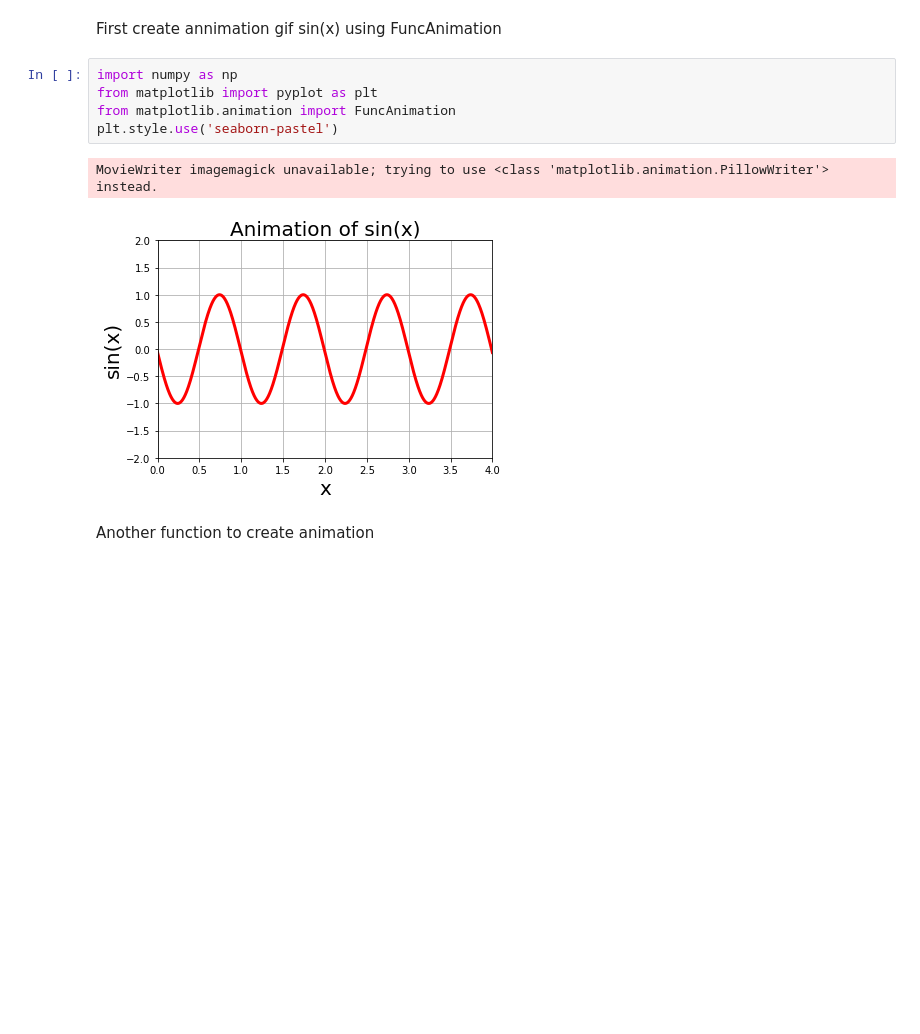
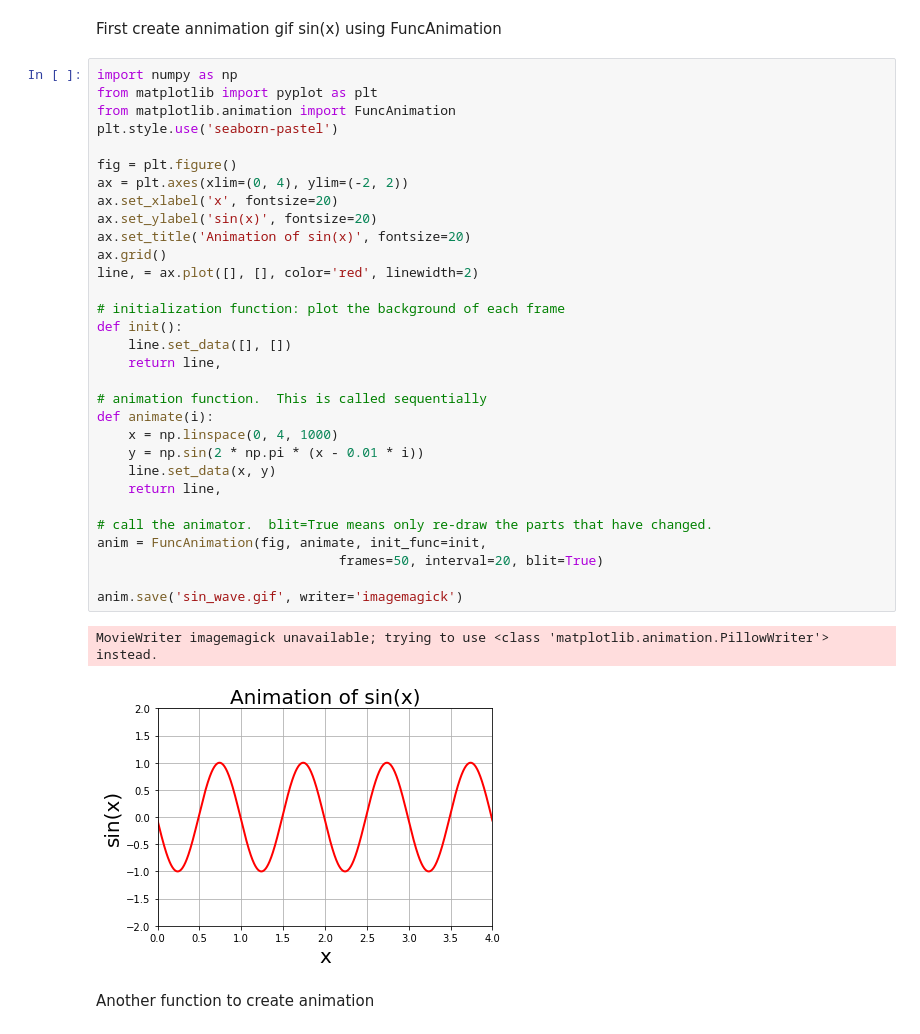
Before and after one commit to iriyanto1027/Data-Visualization, a Jupyter notebook: Matplotlib/[Student_vers]_Week_9_Data_Visualization_Filled_curves_boxplot_and_animation.ipynb, the cells around one changed output. Drawn from its saved outputs; the diff is of its cells as text; blank space fills up the shorter version.

```diff
--- a/Matplotlib/[Student_vers]_Week_9_Data_Visualization_Filled_curves_boxplot_and_animation.ipynb
+++ b/Matplotlib/[Student_vers]_Week_9_Data_Visualization_Filled_curves_boxplot_and_animation.ipynb
@@ -381,14 +389,40 @@ In this section, example to make animation will be elaborated.
 <img src = "https://i.imgur.com/4tMLG3M.gif" align= "center"><img src= "https://i.imgur.com/LNYp3ZQ.gif" align ="center">
 # %% [markdown]
 First create annimation gif sin(x) using FuncAnimation
-# %%
-import numpy as np
-from matplotlib import pyplot as plt
-from matplotlib.animation import FuncAnimation
-plt.style.use('seaborn-pastel')
-# %% [output]
-MovieWriter imagemagick unavailable; trying to use <class 'matplotlib.animation.PillowWriter'> instead.
-[figure, removed]
+# %%
+import numpy as np
+from matplotlib import pyplot as plt
+from matplotlib.animation import FuncAnimation
+plt.style.use('seaborn-pastel')
+
+fig = plt.figure()
+ax = plt.axes(xlim=(0, 4), ylim=(-2, 2))
+ax.set_xlabel('x', fontsize=20)
+ax.set_ylabel('sin(x)', fontsize=20)
+ax.set_title('Animation of sin(x)', fontsize=20)
+ax.grid()
+line, = ax.plot([], [], color='red', linewidth=2)
+
+# initialization function: plot the background of each frame
+def init():
+    line.set_data([], [])
+    return line,
+
+# animation function.  This is called sequentially
+def animate(i):
+    x = np.linspace(0, 4, 1000)
+    y = np.sin(2 * np.pi * (x - 0.01 * i))
+    line.set_data(x, y)
+    return line,
+
+# call the animator.  blit=True means only re-draw the parts that have changed.
+anim = FuncAnimation(fig, animate, init_func=init,
+                               frames=50, interval=20, blit=True)
+
+anim.save('sin_wave.gif', writer='imagemagick')
+# %% [output]
+MovieWriter imagemagick unavailable; trying to use <class 'matplotlib.animation.PillowWriter'> instead.
+[figure, added]
 # %% [markdown]
 Another function to create animation
 # %%
```
Also changed, not shown: parts of 15 cells of this notebook, 2 other files.
